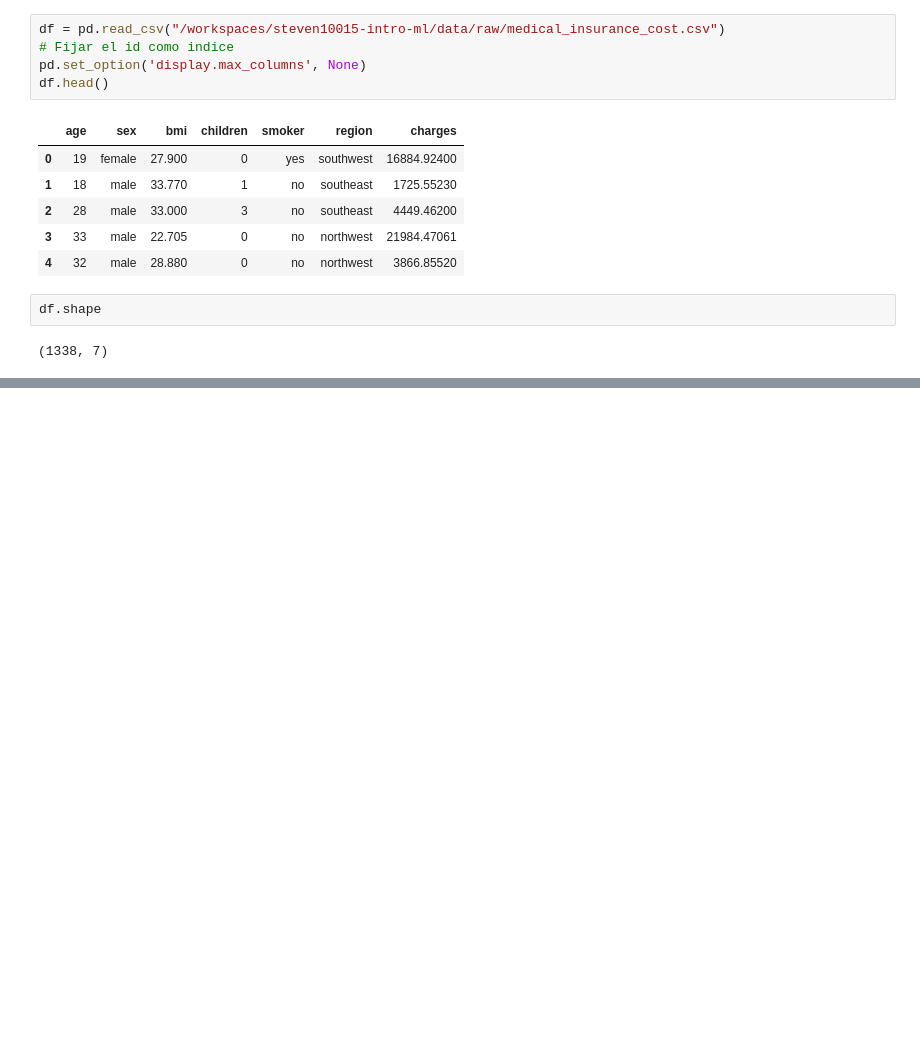
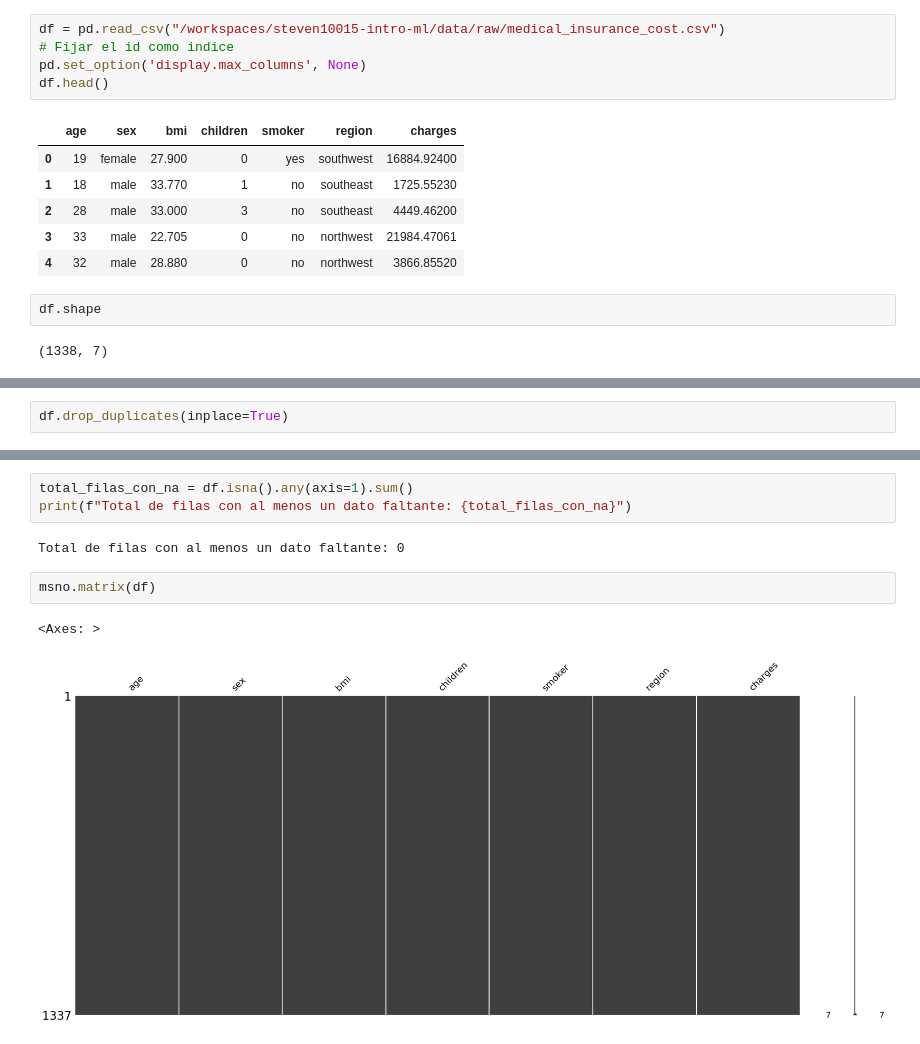
Before and after one commit to 4GeeksAcademy/steven10015-intro-ml, a Jupyter notebook: src/02-regression.ipynb, the cells around one changed output, grey strips where cells are left out. Saved outputs shown, nothing was run; the diff lists cells and outputs as text; blank space fills up the shorter version.

```diff
--- a/src/02-regression.ipynb
+++ b/src/02-regression.ipynb
@@ -51,0 +52,2 @@ Length: 1338, dtype: bool
+# %%
+df.drop_duplicates(inplace=True)
@@ -51,0 +75,10 @@ Length: 1338, dtype: bool
+# %%
+total_filas_con_na = df.isna().any(axis=1).sum()
+print(f"Total de filas con al menos un dato faltante: {total_filas_con_na}")
+# %% [output]
+Total de filas con al menos un dato faltante: 0
+# %%
+msno.matrix(df)
+# %% [output]
+<Axes: >
+[figure, added]
```
Also changed, not shown: parts of 12 cells of this notebook, 8 other files.
